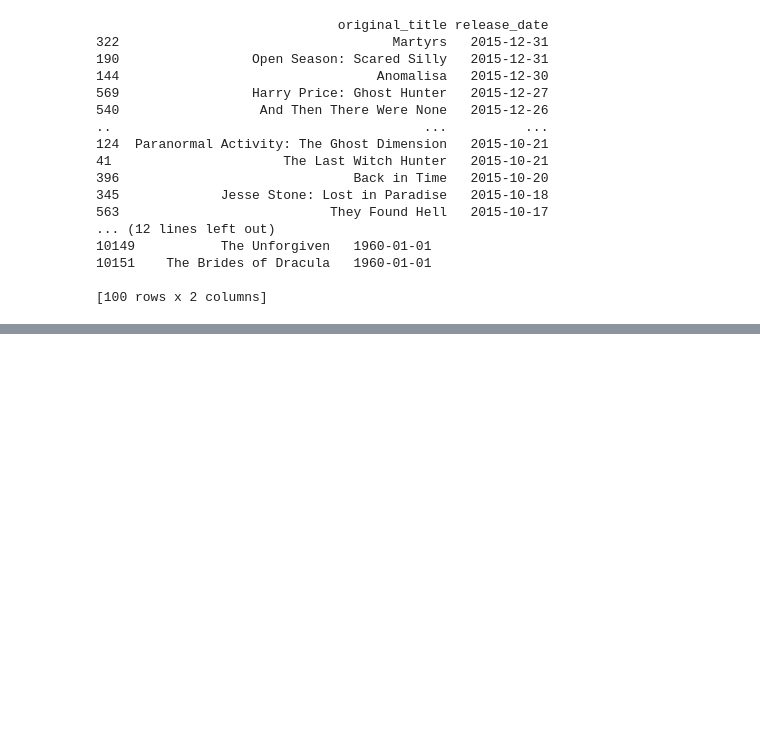
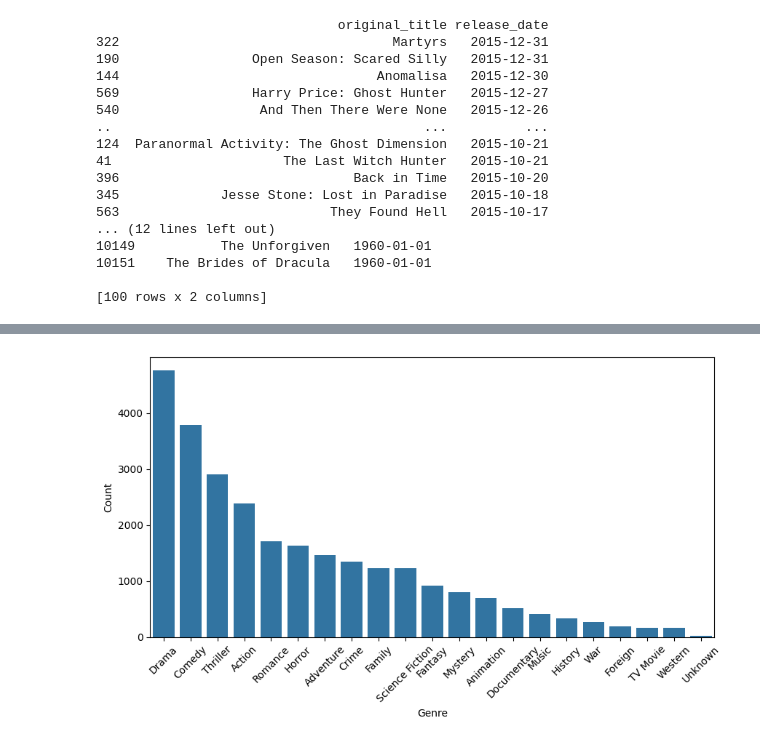
Before and after one commit to nganphan0601/Project03, a Jupyter notebook: data_analysis.ipynb, the cells around one changed output, grey strips where cells are left out. Drawn from its saved outputs; the diff is of its cells as text; code cells hidden in the pictures; blank space fills up the shorter version.

Commit message:
completed 7 questions

```diff
--- a/data_analysis.ipynb
+++ b/data_analysis.ipynb
@@ -61,0 +117,6 @@ sorted_release_date.to_csv('data\sorted_release_date.csv', index=False)
+# %%
+# Question 5: Find top 10 movies with the highest profits (profit = revenue - budget)
+data['Profit_adj'] = data['revenue_adj'] - data['budget_adj']
+top_10_profit = data.sort_values('Profit_adj', ascending=False).head(10)
+print(top_10_profit)
+top_10_profit.to_csv('data/highest_profit_10.csv', index=False)
@@ -61,0 +197,6 @@ sorted_release_date.to_csv('data\sorted_release_date.csv', index=False)
+# %%
+# Question 7: Movies by categories
+# data['genres'] = data['genres'].apply(lambda x: ast.literal_eval(x))
+exploded_genres = data.explode('genres')
+count_genres = exploded_genres['genres'].value_counts()
+print(count_genres)
@@ -61,0 +221,11 @@ sorted_release_date.to_csv('data\sorted_release_date.csv', index=False)
+# %%
+df = count_genres.reset_index()
+df.columns = ['Genre', 'Count']
+plt.figure(figsize=(10,5))  # Adjust figure size
+sns.barplot(x='Genre', y='Count', data=df)
+# Rotate x-axis labels if too many genres
+plt.xticks(rotation=45)
+# Show the plot
+plt.show()
+# %% [output]
+[figure, added]
```
Also changed, not shown: parts of 12 cells of this notebook, 8 other files.
